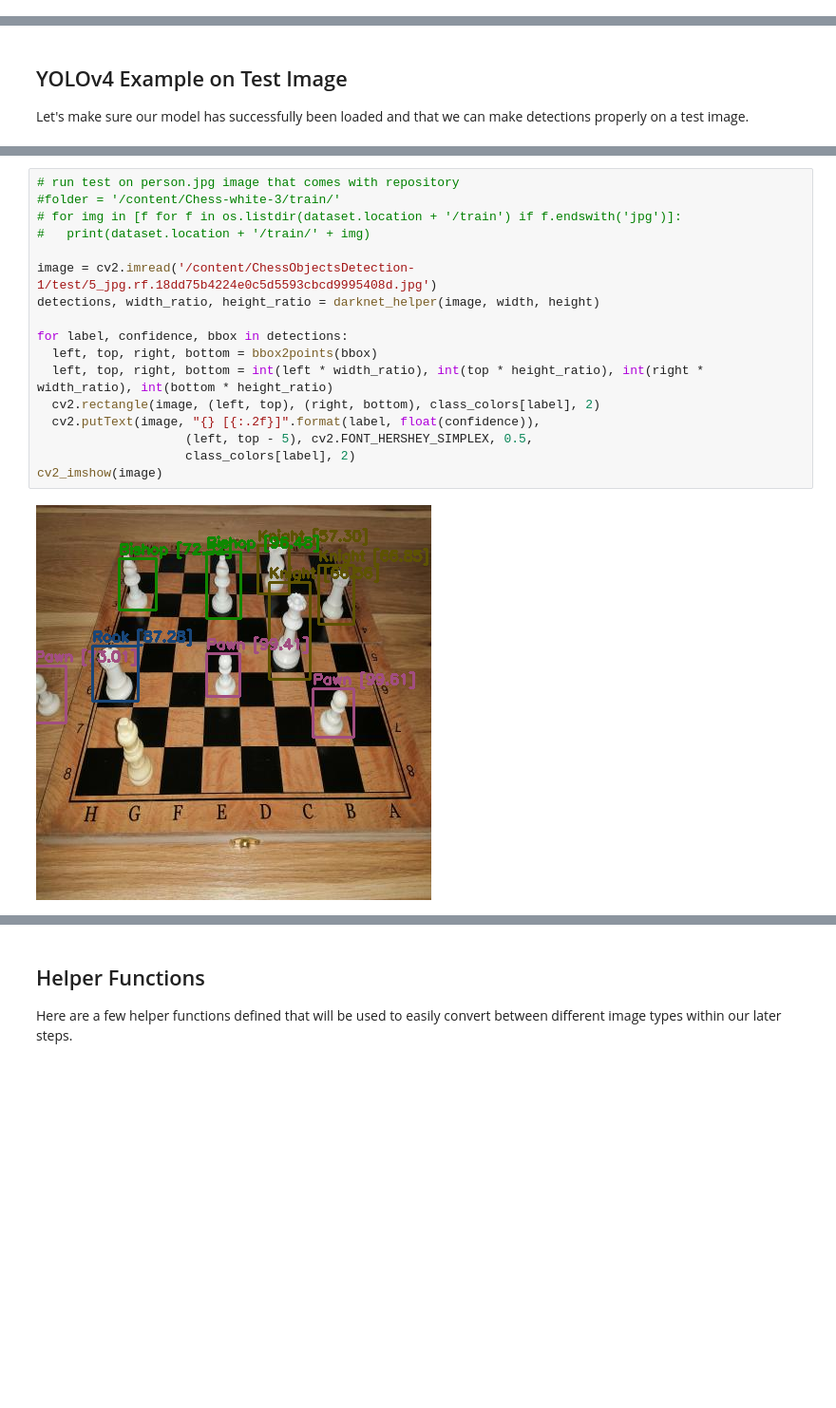
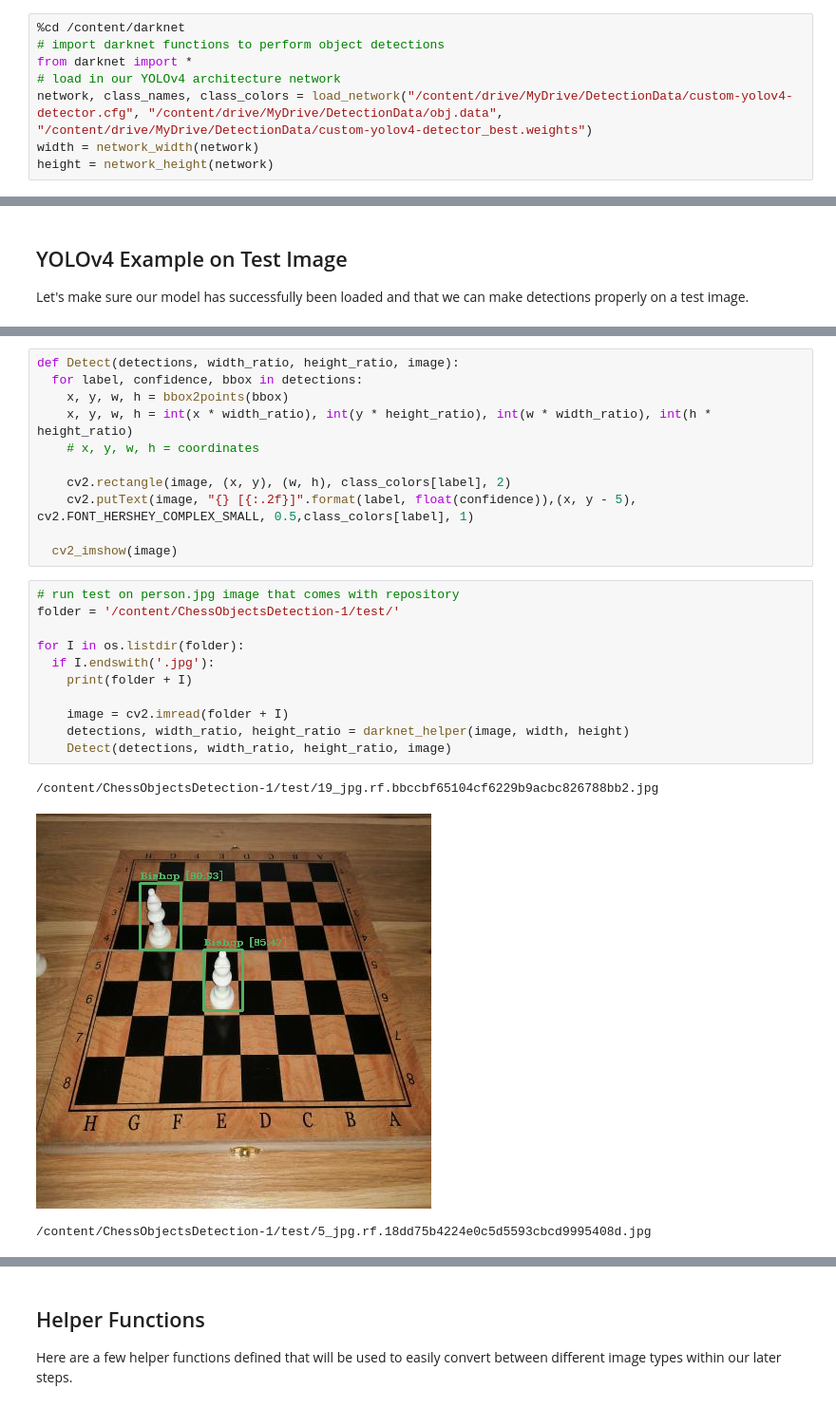
Before and after one commit to o54ma-4l5h4r1f/ChessObjectsDetection, a Jupyter notebook: yolov4_webcam-2.ipynb, the cells around one changed output, grey strips where cells are left out. Shown at 95% size. Drawn from its saved outputs; the diff is of its cells as text; blank space fills up the shorter version.

```diff
--- a/yolov4_webcam-2.ipynb
+++ b/yolov4_webcam-2.ipynb
@@ -381,3 +423,11 @@ with open('data/valid.txt', 'w') as out:
 # %% [markdown]
 ## Darknet for Python
 In order to utilize YOLOv4 with Python code we will use some of the pre-built functions found within darknet.py by importing the functions into our workstation. Feel free to checkout the darknet.py file to see the function definitions in detail!
+# %%
+%cd /content/darknet
+# import darknet functions to perform object detections
+from darknet import *
+# load in our YOLOv4 architecture network
+network, class_names, class_colors = load_network("/content/drive/MyDrive/DetectionData/custom-yolov4-detector.cfg", "/content/drive/MyDrive/DetectionData/obj.data", "/content/drive/MyDrive/DetectionData/custom-yolov4-detector_best.weights")
+width = network_width(network)
+height = network_height(network)
@@ -415,19 +476,26 @@ Let's make sure our model has successfully been loaded and that we can make dete
 # %%
-# run test on person.jpg image that comes with repository
-#folder = '/content/Chess-white-3/train/'
-# for img in [f for f in os.listdir(dataset.location + '/train') if f.endswith('jpg')]:
-#   print(dataset.location + '/train/' + img)
+def Detect(detections, width_ratio, height_ratio, image):
+  for label, confidence, bbox in detections:
+    x, y, w, h = bbox2points(bbox)
+    x, y, w, h = int(x * width_ratio), int(y * height_ratio), int(w * width_ratio), int(h * height_ratio)
+    # x, y, w, h = coordinates
 
-image = cv2.imread('/content/ChessObjectsDetection-1/test/5_jpg.rf.18dd75b4224e0c5d5593cbcd9995408d.jpg')
-detections, width_ratio, height_ratio = darknet_helper(image, width, height)
+    cv2.rectangle(image, (x, y), (w, h), class_colors[label], 2)
+    cv2.putText(image, "{} [{:.2f}]".format(label, float(confidence)),(x, y - 5), cv2.FONT_HERSHEY_COMPLEX_SMALL, 0.5,class_colors[label], 1)
 
-for label, confidence, bbox in detections:
-  left, top, right, bottom = bbox2points(bbox)
-  left, top, right, bottom = int(left * width_ratio), int(top * height_ratio), int(right * width_ratio), int(bottom * height_ratio)
-  cv2.rectangle(image, (left, top), (right, bottom), class_colors[label], 2)
-  cv2.putText(image, "{} [{:.2f}]".format(label, float(confidence)),
-                    (left, top - 5), cv2.FONT_HERSHEY_SIMPLEX, 0.5,
-                    class_colors[label], 2)
-cv2_imshow(image)
+  cv2_imshow(image)
-# %% [output]
-[figure, removed]
+# %%
+# run test on person.jpg image that comes with repository
+folder = '/content/ChessObjectsDetection-1/test/'
+
+for I in os.listdir(folder):
+  if I.endswith('.jpg'):
+    print(folder + I)
+
+    image = cv2.imread(folder + I)
+    detections, width_ratio, height_ratio = darknet_helper(image, width, height)
+    Detect(detections, width_ratio, height_ratio, image)
+# %% [output]
+/content/ChessObjectsDetection-1/test/19_jpg.rf.bbccbf65104cf6229b9acbc826788bb2.jpg
+[figure, added]
+/content/ChessObjectsDetection-1/test/5_jpg.rf.18dd75b4224e0c5d5593cbcd9995408d.jpg
```
Also changed, not shown: parts of 33 cells of this notebook.
